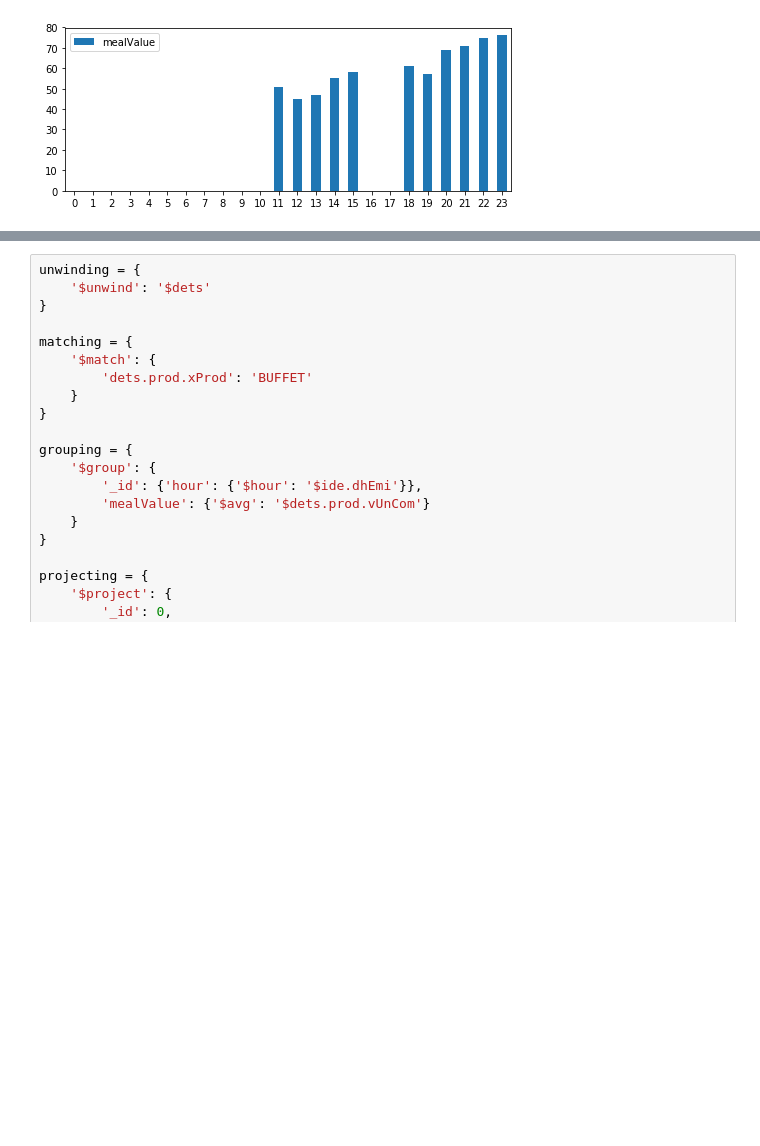
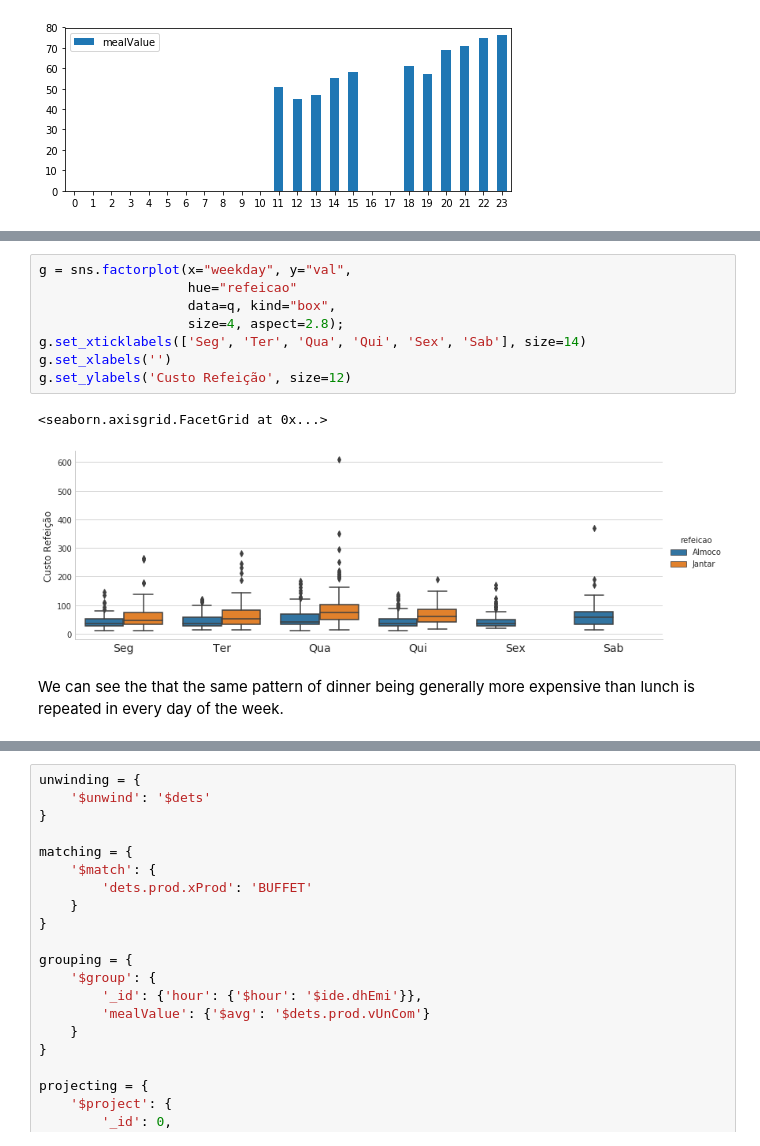
Before and after one commit to pfcor/totvs_datachallenge, a Jupyter notebook: 01_exploratory.ipynb, the cells around one changed output, grey strips where cells are left out. Saved outputs shown, nothing was run; the diff lists cells and outputs as text; blank space fills up the shorter version.

```diff
--- a/01_exploratory.ipynb
+++ b/01_exploratory.ipynb
@@ -223,0 +257,13 @@ Even filtering the data to only consider the values of BUFFET, dinner seems more
+# %%
+g = sns.factorplot(x="weekday", y="val",
+                   hue="refeicao"
+                   data=q, kind="box",
+                   size=4, aspect=2.8);
+g.set_xticklabels(['Seg', 'Ter', 'Qua', 'Qui', 'Sex', 'Sab'], size=14)
+g.set_xlabels('')
+g.set_ylabels('Custo Refeição', size=12)
+# %% [output]
+<seaborn.axisgrid.FacetGrid at 0x...>
+[figure, added]
+# %% [markdown]
+We can see the that the same pattern of dinner being generally more expensive than lunch is repeated in every day of the week.
```
Also changed, not shown: parts of 24 cells of this notebook, 1 other file.
